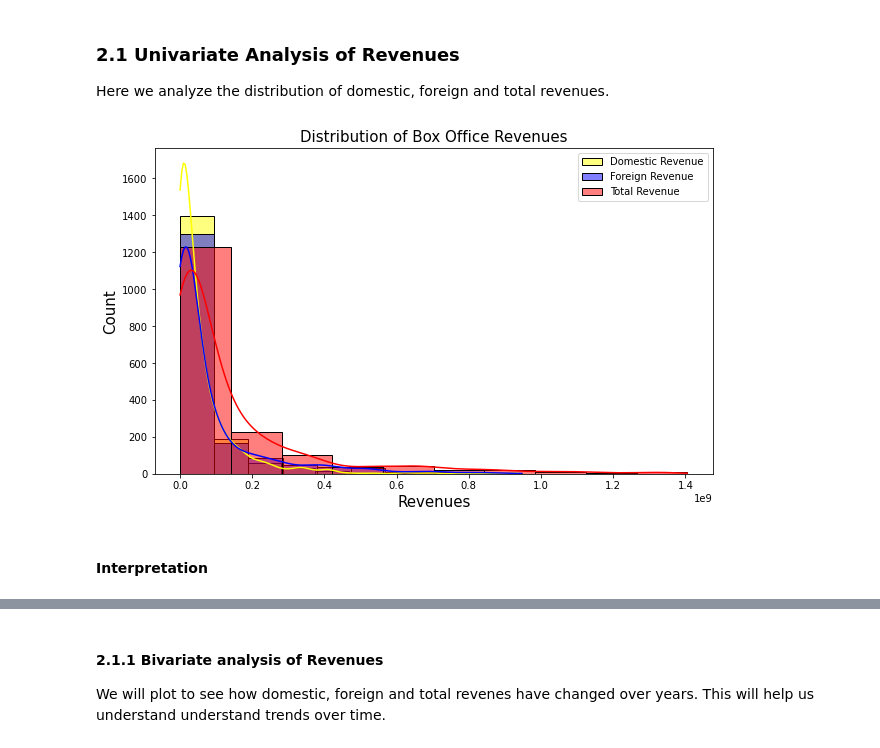
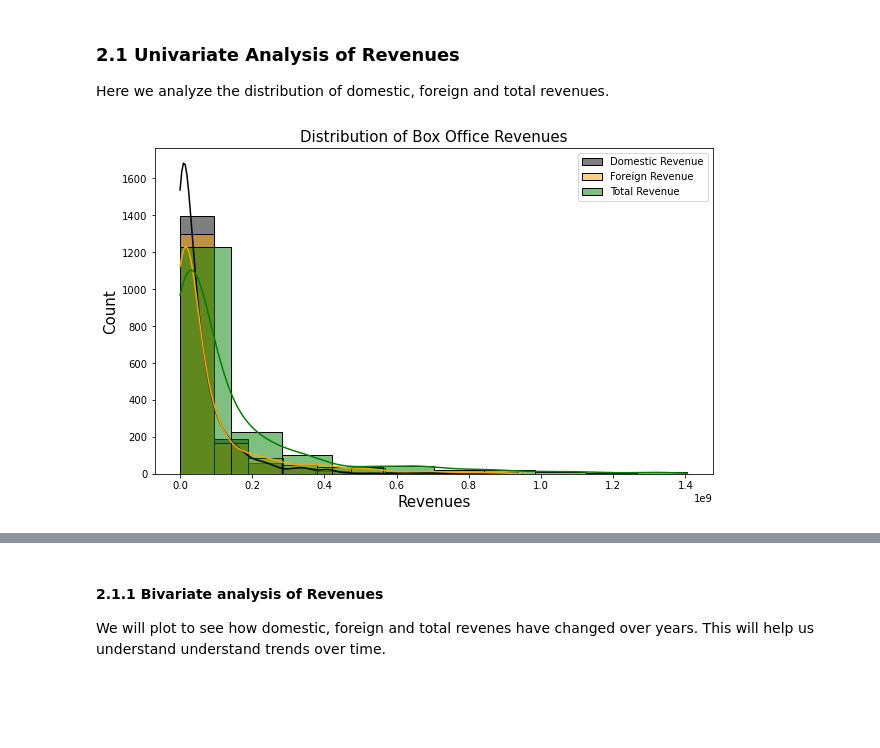
Before and after one commit to vnelima/Phase-2-Movie-project--Group-9, a Jupyter notebook: Collaborators/James/index.ipynb, the cells around one changed output, grey strips where cells are left out. Saved outputs shown, nothing was run; the diff lists cells and outputs as text; code cells hidden in the pictures; blank space fills up the shorter version.

```diff
--- a/Collaborators/James/index.ipynb
+++ b/Collaborators/James/index.ipynb
@@ -230,6 +233,6 @@ import statsmodels.api as sm
 # %%
 # reload clened data
-df_clean = pd.read_csv("Movie_Revenue.csv")
+df_clean = pd.read_csv("./data/Movie_Revenue.csv")
 df_clean.head()
 # %% [output]
 |  | release_date | title | vote_average | studio | domestic_gross | foreign_gross | year | Total_Revenue |
@@ -244,16 +247,14 @@ Here we analyze the distribution of domestic, foreign and total revenues.
 # %%
 # use kde plot to visualize the istribution of revenue
 plt.figure(figsize=(10, 6))
 
-sns.histplot(df_clean['domestic_gross'], kde=True, color='yellow',bins=10, label='Domestic Revenue')
-sns.histplot(df_clean['foreign_gross'], kde=True, color='b',bins = 10, label='Foreign Revenue')
-sns.histplot(df_clean['Total_Revenue'], kde=True, color='r',bins=10, label='Total Revenue')
+sns.histplot(df_clean['domestic_gross'], kde=True, color='black',bins=10, label='Domestic Revenue')
+sns.histplot(df_clean['foreign_gross'], kde=True, color='orange',bins = 10, label='Foreign Revenue')
+sns.histplot(df_clean['Total_Revenue'], kde=True, color='g',bins=10, label='Total Revenue')
 plt.legend()
 plt.title('Distribution of Box Office Revenues', fontsize =15)
 plt.xlabel("Revenues", fontsize=15)
 plt.ylabel("Count", fontsize =15)
 plt.show()
 # %% [output]
-[figure, old version]
+[figure, new version]
-# %% [markdown]
-#### Interpretation
```
Also changed, not shown: parts of 19 cells of this notebook, 7 other files.
